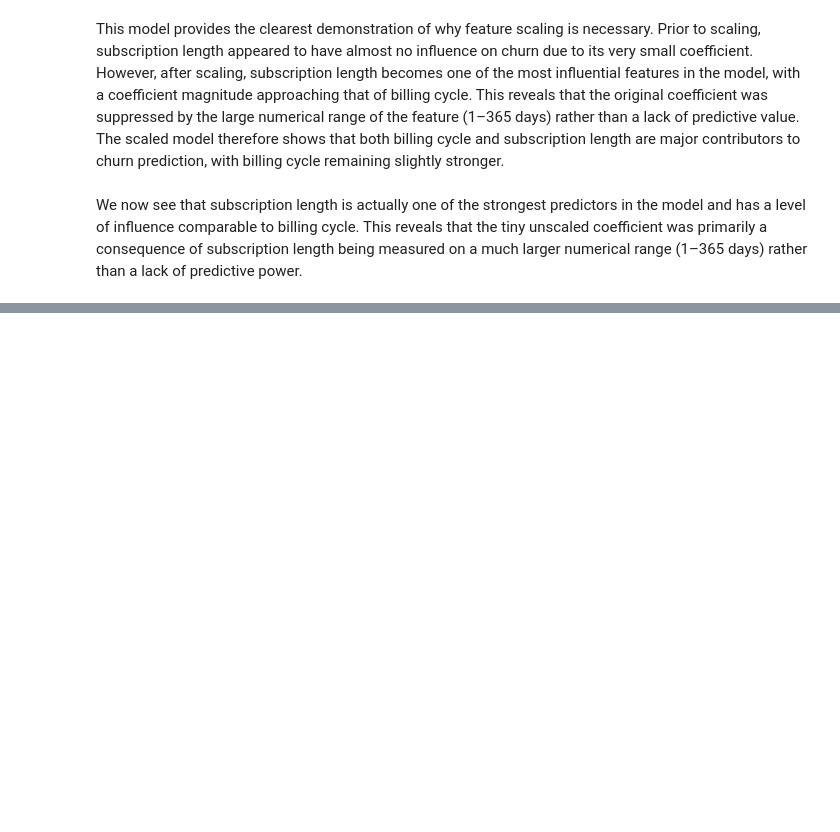
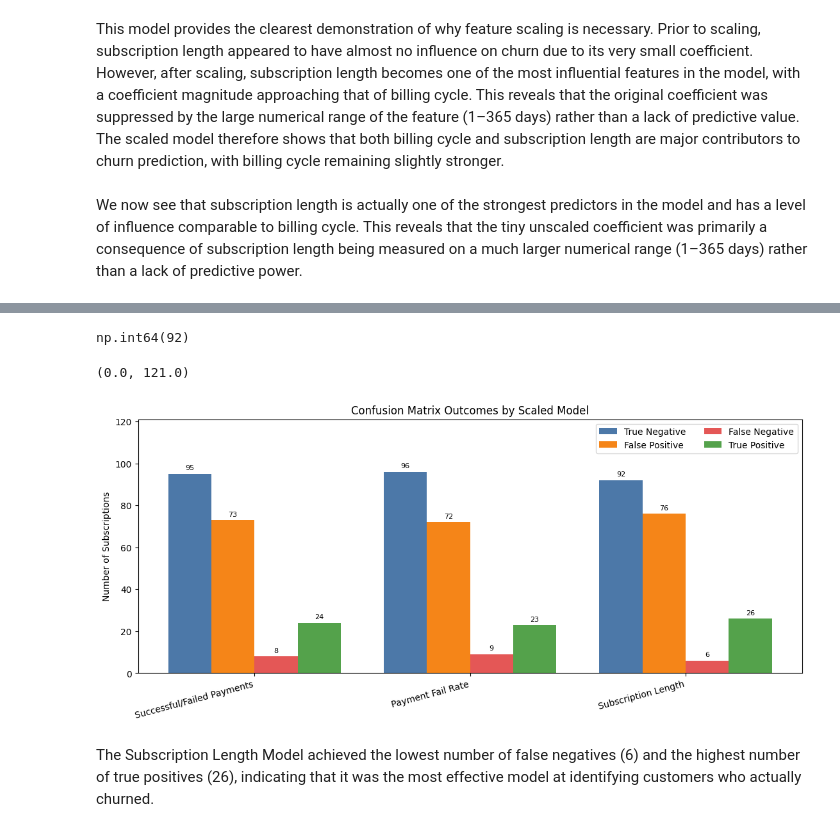
Before and after one commit to Josh-Crankshaw/subscription-analytics-sql, a Jupyter notebook: machine_learning/ml_churn_prediction.ipynb, the cells around one changed output, grey strips where cells are left out. Drawn from its saved outputs; the diff is of its cells as text; code cells hidden in the pictures; blank space fills up the shorter version.

Commit message:
Add churn prediction machine learning project

```diff
--- a/machine_learning/ml_churn_prediction.ipynb
+++ b/machine_learning/ml_churn_prediction.ipynb
@@ -689,0 +755,54 @@ Although all three models achieved similar predictive performance, the Subscript
+# %%
+confusion_matrix(y_test_5, y_pred_8)[0][0]
+# %% [output]
+np.int64(92)
+# %%
+models = ["Successful/Failed Payments", "Payment Fail Rate", "Subscription Length"]
+
+cms = {
+    "Successful/Failed Payments": confusion_matrix(y_test_1, y_pred_6),
+    "Payment Fail Rate": confusion_matrix(y_test_4, y_pred_7),
+    "Subscription Length": confusion_matrix(y_test_5, y_pred_8)
+}
+
+confusion_matrix_vals = {
+    "True Negative": [cm[0,0] for cm in cms.values()],
+    "False Positive": [cm[0,1] for cm in cms.values()],
+    "False Negative": [cm[1,0] for cm in cms.values()],
+    "True Positive": [cm[1,1] for cm in cms.values()],
+}
+
+colors = {
+    "True Negative": "#4C78A8",
+    "False Positive": "#F58518",
+    "False Negative": "#E45756",
+    "True Positive": "#54A24B",
+}
+
+x = np.arange(len(models))
+width = 0.2
+
+fig, ax = plt.subplots(figsize=(11, 5), layout="constrained")
+
+for i, (outcome, values) in enumerate(confusion_matrix_vals.items()):
+    offset = (i - 1.5) * width
+    bars = ax.bar(
+        x + offset,
+        values,
+        width,
+        label=outcome,
+        color=colors[outcome]
+    )
+    ax.bar_label(bars, padding=3, fontsize=8)
+
+ax.set_ylabel("Number of Subscriptions")
+ax.set_title("Confusion Matrix Outcomes by Scaled Model")
+ax.set_xticks(x)
+ax.set_xticklabels(models, rotation=15, ha="right")
+ax.legend(ncols=2)
+ax.set_ylim(0, max(max(v) for v in confusion_matrix_vals.values()) + 25)
+# %% [output]
+(0.0, 121.0)
+[figure, added]
+# %% [markdown]
+The Subscription Length Model achieved the lowest number of false negatives (6) and the highest number of true positives (26), indicating that it was the most effective model at identifying customers who actually churned.
```
Also changed, not shown: parts of 28 cells of this notebook.
